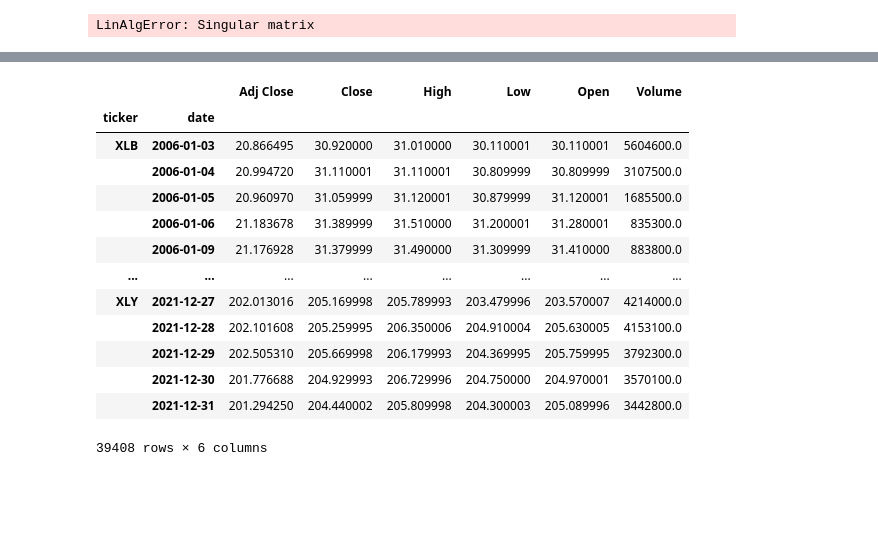
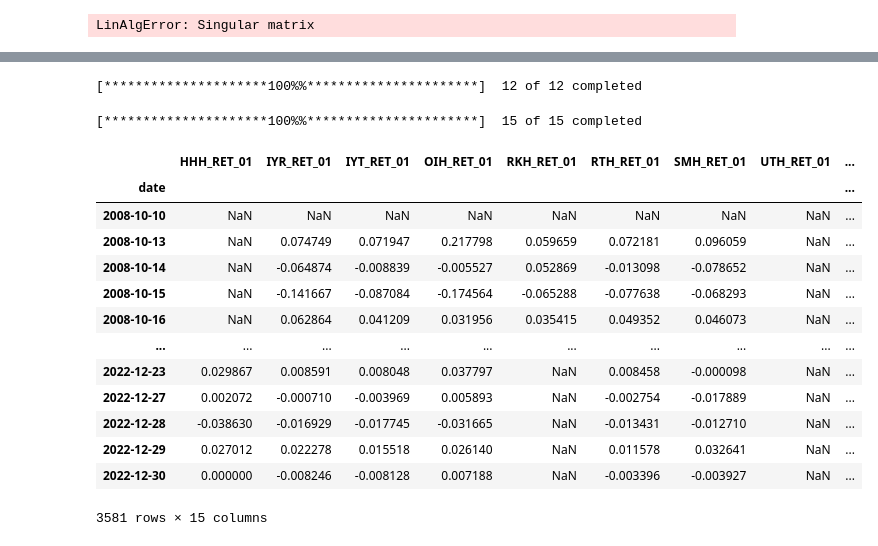
Before and after one commit to jfan1256/algofacto, a Jupyter notebook: sanity.ipynb, the cells around one changed output, grey strips where cells are left out. Drawn from its saved outputs; the diff is of its cells as text; code cells hidden in the pictures; blank space fills up the shorter version.

Commit message:
New Open Asset Factors

```diff
--- a/sanity.ipynb
+++ b/sanity.ipynb
@@ -335 +318,3 @@ LinAlgError: Singular matrix
+# %%
+start, end = '2007-01-01', '2023-01-01'
 # %%
@@ -342,17 +350,42 @@ sector_df = sector_df.astype(float)
 # %%
-sector_df
+ind_df = yf.download(['KBE', 'XBI', 'KCE', 'KIE', 'XME', 'XOP', 'XPH', 'XRT', 'XSD'], start=start, end=end)
+ind_df = ind_df.stack().swaplevel().sort_index()
+ind_df.index.names = ['ticker', 'date']
+ind_df = ind_df.astype(float)
+T = [1]
+ind_df = create_return(ind_df, T)
+ind_df = ind_df.drop(['Adj Close', 'Close', 'High', 'Low', 'Open', 'Volume'], axis=1)
+ind_df = ind_df.unstack('ticker').swaplevel(axis=1)
+ind_df.columns = ['_'.join(col).strip() for col in ind_df.columns.values]
 # %% [output]
-|  |  | Adj Close | Close | High | Low | Open | Volume |
-| ticker | date |  |  |  |  |  |  |
-| XLB | 2006-01-03 | 20.866495 | 30.920000 | 31.010000 | 30.110001 | 30.110001 | 5604600.0 |
-|  | 2006-01-04 | 20.994720 | 31.110001 | 31.110001 | 30.809999 | 30.809999 | 3107500.0 |
-|  | 2006-01-05 | 20.960970 | 31.059999 | 31.120001 | 30.879999 | 31.120001 | 1685500.0 |
-|  | 2006-01-06 | 21.183678 | 31.389999 | 31.510000 | 31.200001 | 31.280001 | 835300.0 |
-|  | 2006-01-09 | 21.176928 | 31.379999 | 31.490000 | 31.309999 | 31.410000 | 883800.0 |
-| ... | ... | ... | ... | ... | ... | ... | ... |
-| XLY | 2021-12-27 | 202.013016 | 205.169998 | 205.789993 | 203.479996 | 203.570007 | 4214000.0 |
-|  | 2021-12-28 | 202.101608 | 205.259995 | 206.350006 | 204.910004 | 205.630005 | 4153100.0 |
-|  | 2021-12-29 | 202.505310 | 205.669998 | 206.179993 | 204.369995 | 205.759995 | 3792300.0 |
-|  | 2021-12-30 | 201.776688 | 204.929993 | 206.729996 | 204.750000 | 204.970001 | 3570100.0 |
-|  | 2021-12-31 | 201.294250 | 204.440002 | 205.809998 | 204.300003 | 205.089996 | 3442800.0 |
-39408 rows × 6 columns
+[*********************100%%**********************]  12 of 12 completed
+# %%
+ave = yf.download(['HHH', 'IYR', 'IYT', 'OIH', 'RKH', 'RTH', 'SMH', 'UTH', 'XLE', 'XLF',
+                         'XLI', 'XLK', 'XLP', 'XLV', 'XLY'], start=start, end=end)
+ave = ave.stack().swaplevel().sort_index()
+ave.index.names = ['ticker', 'date']
+ave = ave.astype(float)
+T = [1]
+ave = create_return(ave, T)
+ave = ave.drop(['Adj Close', 'Close', 'High', 'Low', 'Open', 'Volume'], axis=1)
+ave = ave.unstack('ticker').swaplevel(axis=1)
+ave.columns = ['_'.join(col).strip() for col in ave.columns.values]
+# %% [output]
+[*********************100%%**********************]  15 of 15 completed
+# %%
+ave
+# %% [output]
+|  | HHH_RET_01 | IYR_RET_01 | IYT_RET_01 | OIH_RET_01 | RKH_RET_01 | RTH_RET_01 | SMH_RET_01 | UTH_RET_01 | ... |
+| date |  |  |  |  |  |  |  |  | ... |
+| 2008-10-10 | NaN | NaN | NaN | NaN | NaN | NaN | NaN | NaN | ... |
+| 2008-10-13 | NaN | 0.074749 | 0.071947 | 0.217798 | 0.059659 | 0.072181 | 0.096059 | NaN | ... |
+| 2008-10-14 | NaN | -0.064874 | -0.008839 | -0.005527 | 0.052869 | -0.013098 | -0.078652 | NaN | ... |
+| 2008-10-15 | NaN | -0.141667 | -0.087084 | -0.174564 | -0.065288 | -0.077638 | -0.068293 | NaN | ... |
+| 2008-10-16 | NaN | 0.062864 | 0.041209 | 0.031956 | 0.035415 | 0.049352 | 0.046073 | NaN | ... |
+| ... | ... | ... | ... | ... | ... | ... | ... | ... | ... |
+| 2022-12-23 | 0.029867 | 0.008591 | 0.008048 | 0.037797 | NaN | 0.008458 | -0.000098 | NaN | ... |
+| 2022-12-27 | 0.002072 | -0.000710 | -0.003969 | 0.005893 | NaN | -0.002754 | -0.017889 | NaN | ... |
+| 2022-12-28 | -0.038630 | -0.016929 | -0.017745 | -0.031665 | NaN | -0.013431 | -0.012710 | NaN | ... |
+| 2022-12-29 | 0.027012 | 0.022278 | 0.015518 | 0.026140 | NaN | 0.011578 | 0.032641 | NaN | ... |
+| 2022-12-30 | 0.000000 | -0.008246 | -0.008128 | 0.007188 | NaN | -0.003396 | -0.003927 | NaN | ... |
+3581 rows × 15 columns
```
Also changed, not shown: parts of 7 cells of this notebook, 44 other files.
